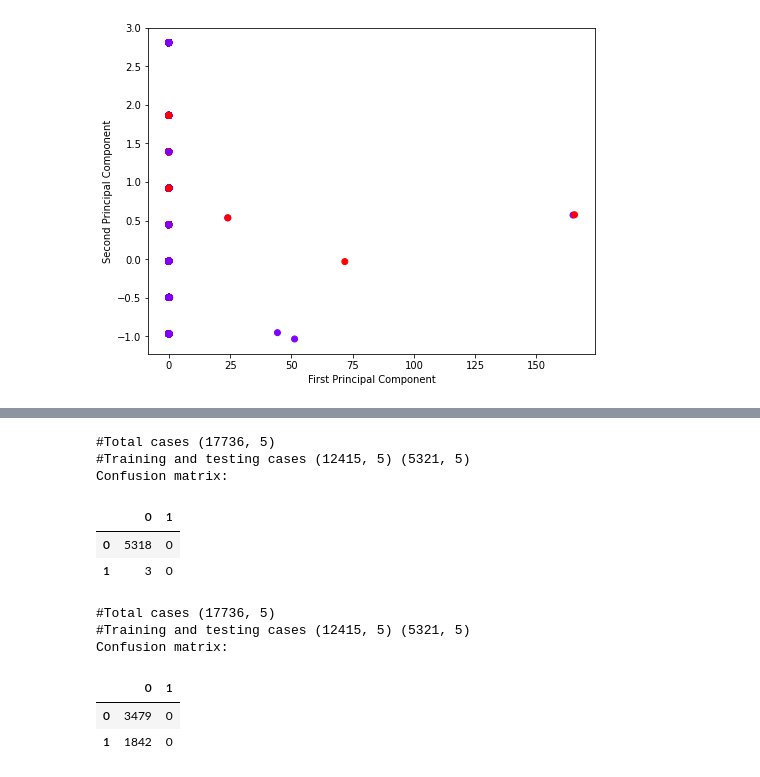
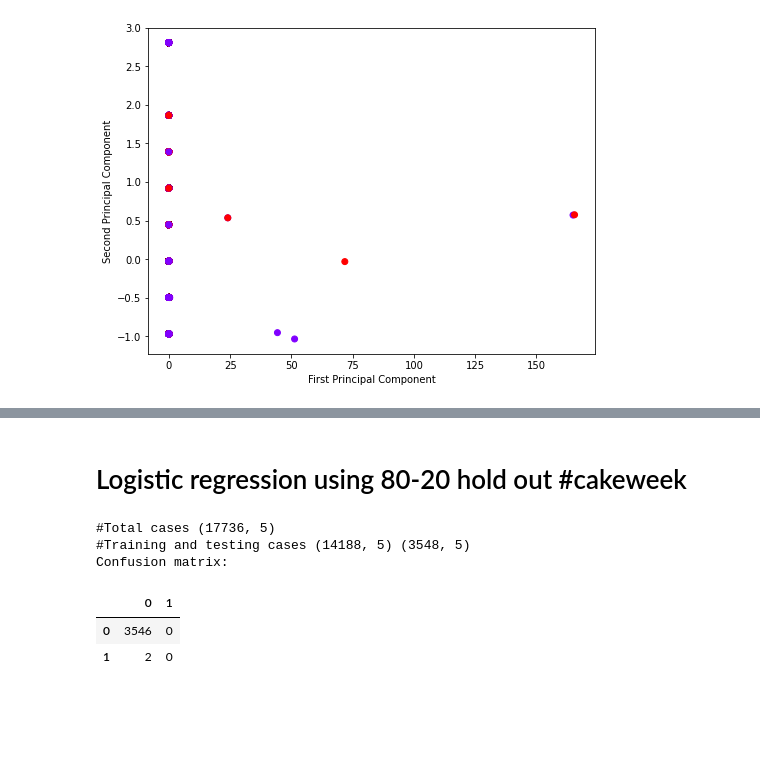
Before and after one commit to Amruthakap3/AML, a Jupyter notebook: logistic_regression.ipynb, the cells around one changed output, grey strips where cells are left out. Cells and saved outputs as stored; diff of their text form; code cells hidden in the pictures; blank space fills up the shorter version.

```diff
--- a/logistic_regression.ipynb
+++ b/logistic_regression.ipynb
@@ -69,18 +97,11 @@ Name: rating, dtype: float64
 # %%
-#clean the data & data transformers
+#clean the data & data transformers using sklearn.pipeline
 
 from sklearn.pipeline import Pipeline
 from sklearn.preprocessing import StandardScaler
 from sklearn.impute import SimpleImputer
 
-num_pipeline1 = Pipeline([
-        ('imputer', SimpleImputer(strategy="median")),
-        ('std_scaler', StandardScaler())
-        #combined attributes
-])
-
-
-num_pipeline2 = Pipeline([
+num_pipeline = Pipeline([
         ('imputer', SimpleImputer(strategy="median")),
         ('std_scaler', StandardScaler())
         #combined attributes
@@ -88,4 +109,6 @@ num_pipeline2 = Pipeline([
 
 
 
-X_tr = num_pipeline1.fit_transform(X)
+X_tr = num_pipeline.fit_transform(X)
+scaled_X = pd.DataFrame(X_tr, columns=X.columns, index=X.index)
+scaled_X.head()
@@ -174,79 +234,40 @@ Text(0, 0.5, 'Second Principal Component')
+# %% [markdown]
+# Logistic regression using 80-20 hold out #cakeweek
 # %%
-# Split the data set and perform logistic regression  #cakeweek	#wasteless	22-minute meals	3-
+# Split the data set and perform logistic regression  #cakeweek
 from sklearn.model_selection import train_test_split
 
 # Try the scaled data set as well as the PCA-trasformed data sets x_pca1 and x_pca2
 X = scaled_X
 Y = cakeweek_Y['#cakeweek']
 
-# Split the dataset (569 instances) into the training set (70%) and testing (30%)
+# Split the dataset
 # random_state Controls the shuffling applied to the data before applying the split.
-# Pass an int for reproducible output across multiple function calls.
-X_train, X_test, Y_train, Y_test = train_test_split(X, Y, test_size = 0.30, random_state = 0)
+X_train, X_test, Y_train, Y_test = train_test_split(X, Y, test_size = 0.20, random_state = 0)
 
-
-# Perform logistic regression for the binary output 0 (no cancer) and 1 (cancer)
+# Perform logistic regression
 from sklearn.linear_model import LogisticRegression
 classifier = LogisticRegression()
 classifier.fit(X_train, Y_train)
 
 # measure model accuracy
 Y_pred = classifier.predict(X_test)
 
 from sklearn.metrics import confusion_matrix
 import pandas as pd
 import numpy as np
 
-# labels are: cancer (1) vs. no cancer (0)
 labels = [0, 1]
 cm = confusion_matrix(Y_test, Y_pred, labels=labels)
 
 print ('#Total cases', X.shape)
 print ('#Training and testing cases', X_train.shape, X_test.shape)
 print ('Confusion matrix:')
 pd.DataFrame(cm, index=labels, columns=labels)
 # %% [output]
 #Total cases (17736, 5)
-#Training and testing cases (12415, 5) (5321, 5)
+#Training and testing cases (14188, 5) (3548, 5)
 Confusion matrix:
 |  | 0 | 1 |
-| 0 | 5318 | 0 |
-| 1 | 3 | 0 |
+| 0 | 3546 | 0 |
+| 1 | 2 | 0 |
-# %%
-# Try the scaled data set as well as the PCA-trasformed data sets x_pca1 and x_pca2
-X = scaled_X
-Y = vegetarian_Y['vegetarian']
-
-# Split the dataset (569 instances) into the training set (70%) and testing (30%)
-# random_state Controls the shuffling applied to the data before applying the split.
-# Pass an int for reproducible output across multiple function calls.
-X_train, X_test, Y_train, Y_test = train_test_split(X, Y, test_size = 0.30, random_state = 0)
-
-
-# Perform logistic regression for the binary output 0 (no cancer) and 1 (cancer)
-from sklearn.linear_model import LogisticRegression
-classifier = LogisticRegression()
-classifier.fit(X_train, Y_train)
-
-# measure model accuracy
-Y_pred = classifier.predict(X_test)
-
-from sklearn.metrics import confusion_matrix
-import pandas as pd
-import numpy as np
-
-# labels are: cancer (1) vs. no cancer (0)
-labels = [0, 1]
-cm = confusion_matrix(Y_test, Y_pred, labels=labels)
-
-print ('#Total cases', X.shape)
-print ('#Training and testing cases', X_train.shape, X_test.shape)
-print ('Confusion matrix:')
-pd.DataFrame(cm, index=labels, columns=labels)
-# %% [output]
-#Total cases (17736, 5)
-#Training and testing cases (12415, 5) (5321, 5)
-Confusion matrix:
-|  | 0 | 1 |
-| 0 | 3479 | 0 |
-| 1 | 1842 | 0 |
```
Also changed, not shown: parts of 16 cells of this notebook.
